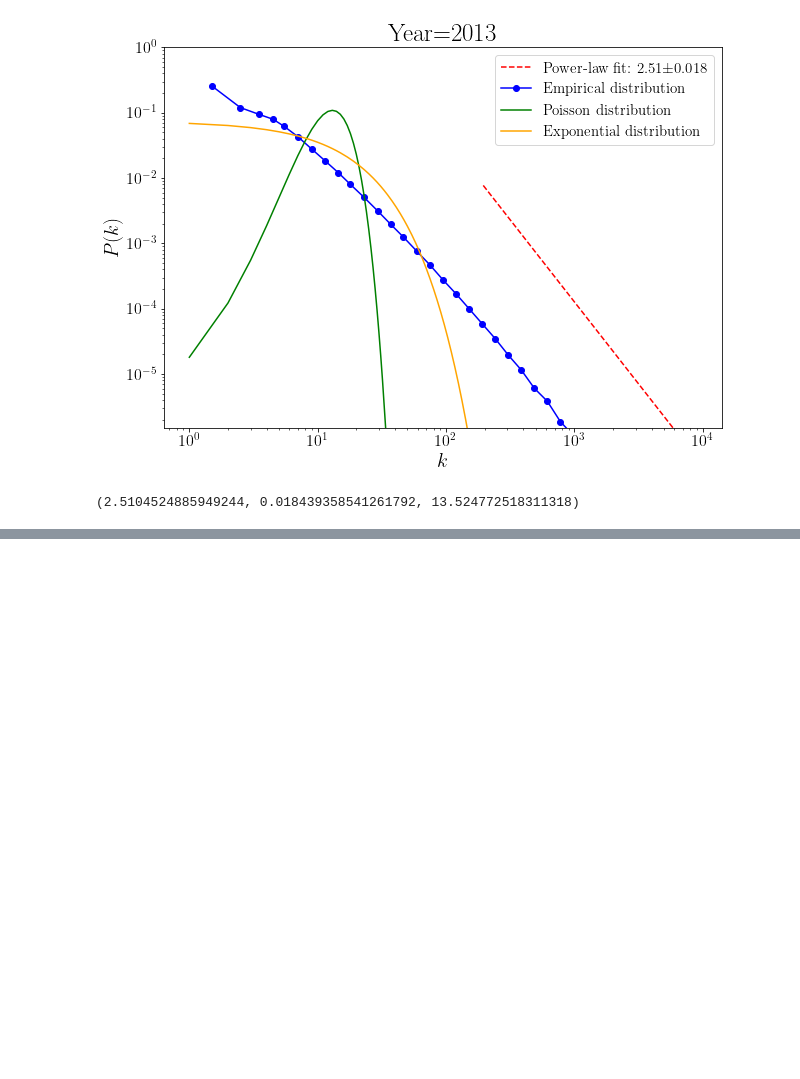
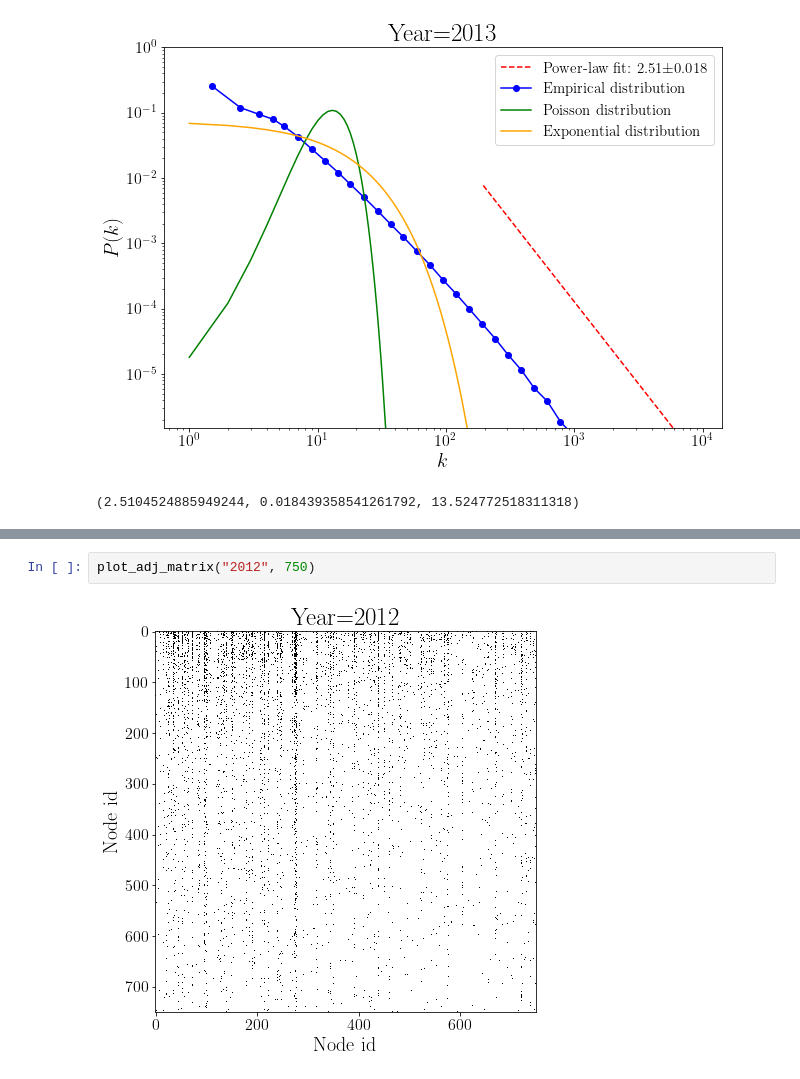
Before and after one commit to luis-tm/network_science, a Jupyter notebook: FINAL_PROJECT_CODE.ipynb, the cells around one changed output, grey strips where cells are left out. Saved outputs shown, nothing was run; the diff lists cells and outputs as text; blank space fills up the shorter version.

```diff
--- a/FINAL_PROJECT_CODE.ipynb
+++ b/FINAL_PROJECT_CODE.ipynb
@@ -309,0 +366,4 @@ plot_adj_matrix("2010", 1000)
+# %%
+plot_adj_matrix("2012", 750)
+# %% [output]
+[figure, added]
```
Also changed, not shown: parts of 13 cells of this notebook.
